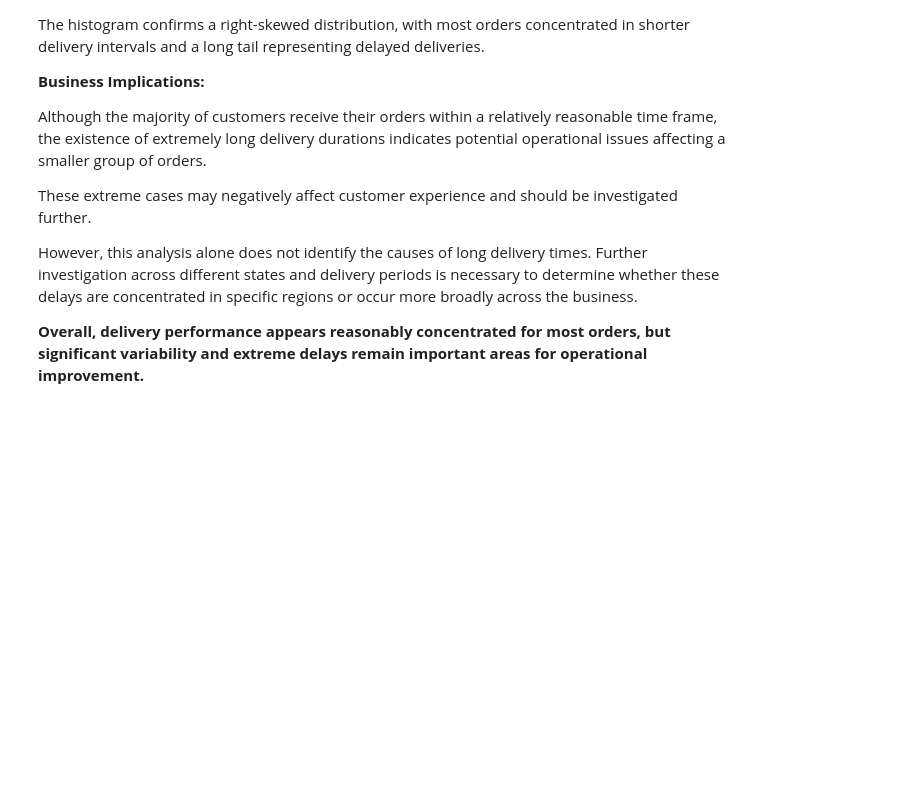
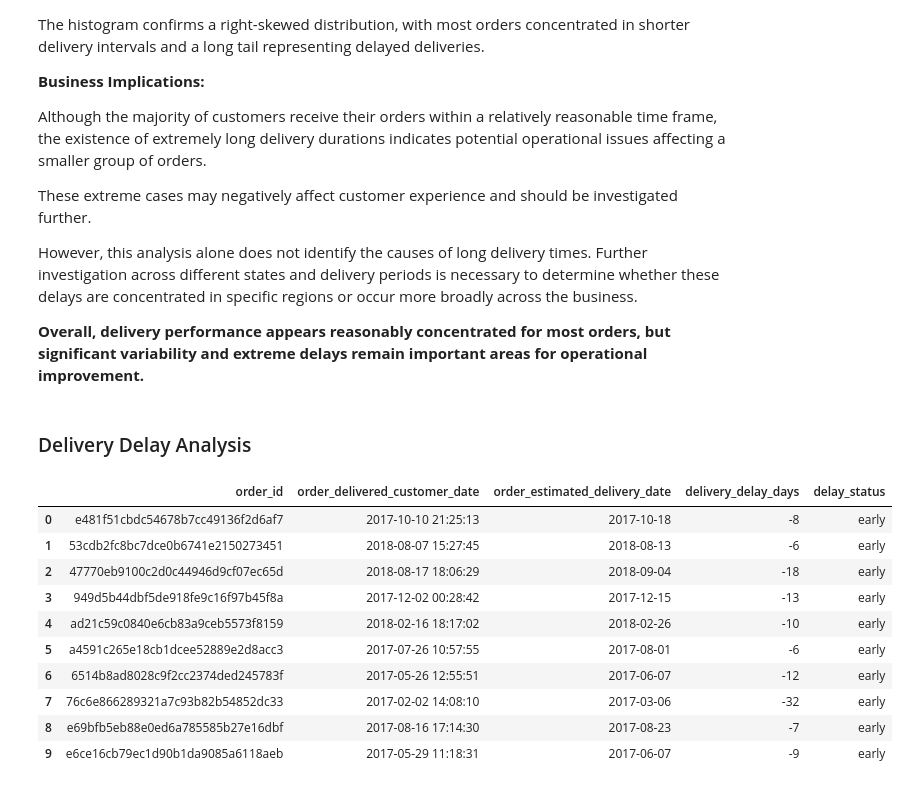
Before and after one commit to Abolfazl-Moradi006/Olist-data-analysis, a Jupyter notebook: Notebooks/6_Delivery_Performance_Analysis.ipynb, the cells around one changed output. Saved outputs shown, nothing was run; the diff lists cells and outputs as text; code cells hidden in the pictures; blank space fills up the shorter version.

```diff
--- a/Notebooks/6_Delivery_Performance_Analysis.ipynb
+++ b/Notebooks/6_Delivery_Performance_Analysis.ipynb
@@ -140,3 +141,40 @@ These extreme cases may negatively affect customer experience and should be inve
 However, this analysis alone does not identify the causes of long delivery times. Further investigation across different states and delivery periods is necessary to determine whether these delays are concentrated in specific regions or occur more broadly across the business.
 
 **Overall, delivery performance appears reasonably concentrated for most orders, but significant variability and extreme delays remain important areas for operational improvement.**
+# %% [markdown]
+### Delivery Delay Analysis
+# %%
+delay_days = con.sql("""
+    select
+        order_id,
+        order_delivered_customer_date,
+        order_estimated_delivery_date,
+        delivery_delay_days
+    from orders
+    where order_status = 'delivered'
+        and order_estimated_delivery_date is not null
+        and order_delivered_customer_date is not null
+""").df()
+
+#classify orders into early,on-time,late
+conditions = [delay_days["delivery_delay_days"] < 0 ,
+              delay_days["delivery_delay_days"] == 0 ,
+              delay_days["delivery_delay_days"] > 0]
+
+choices = ["early" , "on-time" , "late"]
+
+delay_days["delay_status"] = np.select(conditions ,choices ,default="unknown")
+
+display(delay_days.head(10))
+# %% [output]
+|  | order_id | order_delivered_customer_date | order_estimated_delivery_date | delivery_delay_days | delay_status |
+| 0 | e481f51cbdc54678b7cc49136f2d6af7 | 2017-10-10 21:25:13 | 2017-10-18 | -8 | early |
+| 1 | 53cdb2fc8bc7dce0b6741e2150273451 | 2018-08-07 15:27:45 | 2018-08-13 | -6 | early |
+| 2 | 47770eb9100c2d0c44946d9cf07ec65d | 2018-08-17 18:06:29 | 2018-09-04 | -18 | early |
+| 3 | 949d5b44dbf5de918fe9c16f97b45f8a | 2017-12-02 00:28:42 | 2017-12-15 | -13 | early |
+| 4 | ad21c59c0840e6cb83a9ceb5573f8159 | 2018-02-16 18:17:02 | 2018-02-26 | -10 | early |
+| 5 | a4591c265e18cb1dcee52889e2d8acc3 | 2017-07-26 10:57:55 | 2017-08-01 | -6 | early |
+| 6 | 6514b8ad8028c9f2cc2374ded245783f | 2017-05-26 12:55:51 | 2017-06-07 | -12 | early |
+| 7 | 76c6e866289321a7c93b82b54852dc33 | 2017-02-02 14:08:10 | 2017-03-06 | -32 | early |
+| 8 | e69bfb5eb88e0ed6a785585b27e16dbf | 2017-08-16 17:14:30 | 2017-08-23 | -7 | early |
+| 9 | e6ce16cb79ec1d90b1da9085a6118aeb | 2017-05-29 11:18:31 | 2017-06-07 | -9 | early |
```
Also changed, not shown: parts of 7 cells of this notebook.
